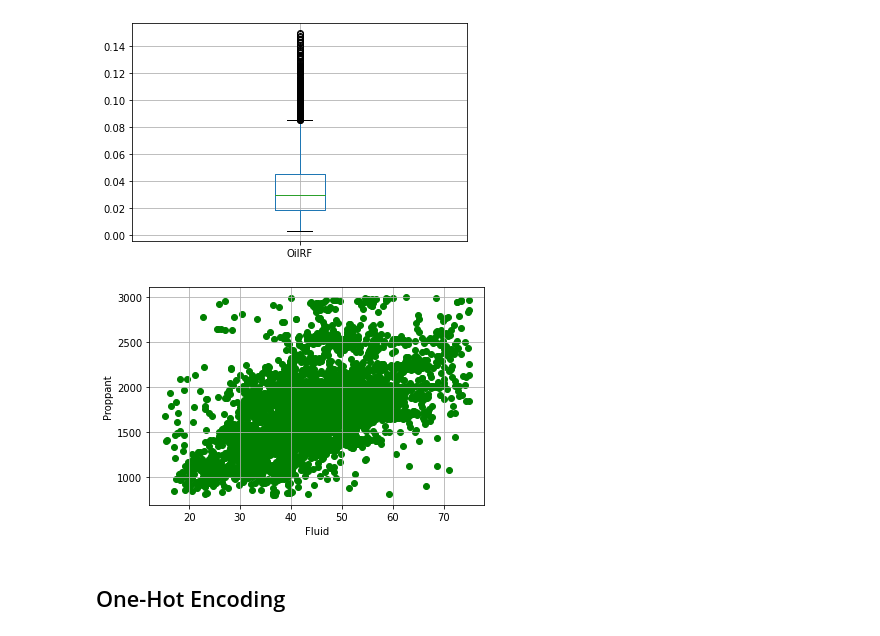
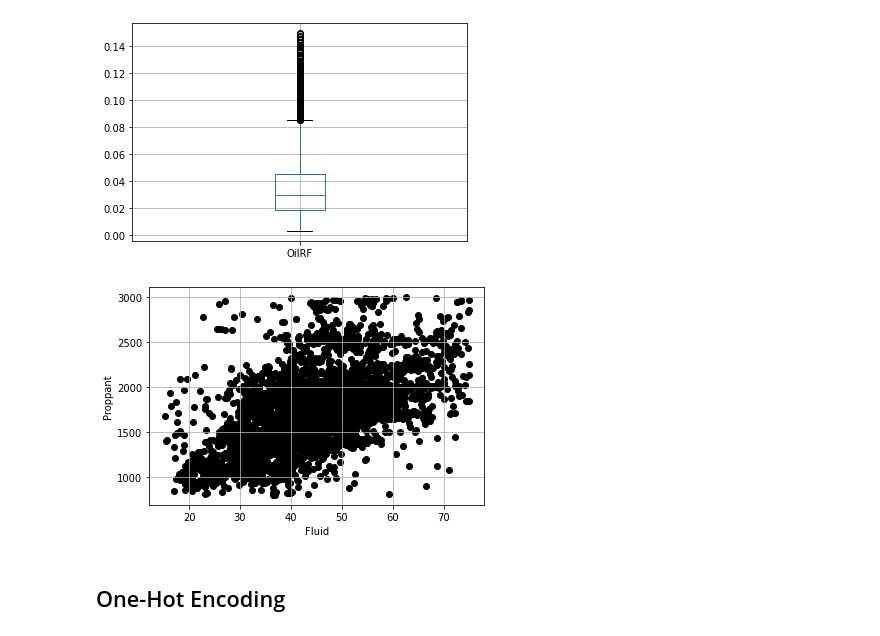
Before and after one commit to Auelocks/Friday_Night_Lights, a Jupyter notebook: Permian_ML_Model_OHE_NL_RF_Corr.ipynb, the cells around one changed output. Saved outputs shown, nothing was run; the diff lists cells and outputs as text; code cells hidden in the pictures.

```diff
--- a/Permian_ML_Model_OHE_NL_RF_Corr.ipynb
+++ b/Permian_ML_Model_OHE_NL_RF_Corr.ipynb
@@ -224,14 +224,14 @@ df = df.loc[(df['OilRF'] <= 0.1)]
 # %%
 # Leaving this plot to show strong linear relationship between fluid and proppant
 fig, ax = plt.subplots()
-ax.scatter(df["fluid"],df['prop'],color='g')
+ax.scatter(df["fluid"],df['prop'],color='black')
 ax.set_xlabel('Fluid')
 ax.set_ylabel('Proppant')
 plt.grid()
 
 plt.show()
 # %% [output]
-[figure, old version]
+[figure, new version]
 # %% [markdown]
 ## One-Hot Encoding
 # %%
```
Also changed, not shown: parts of 3 cells of this notebook, 7 other files.
